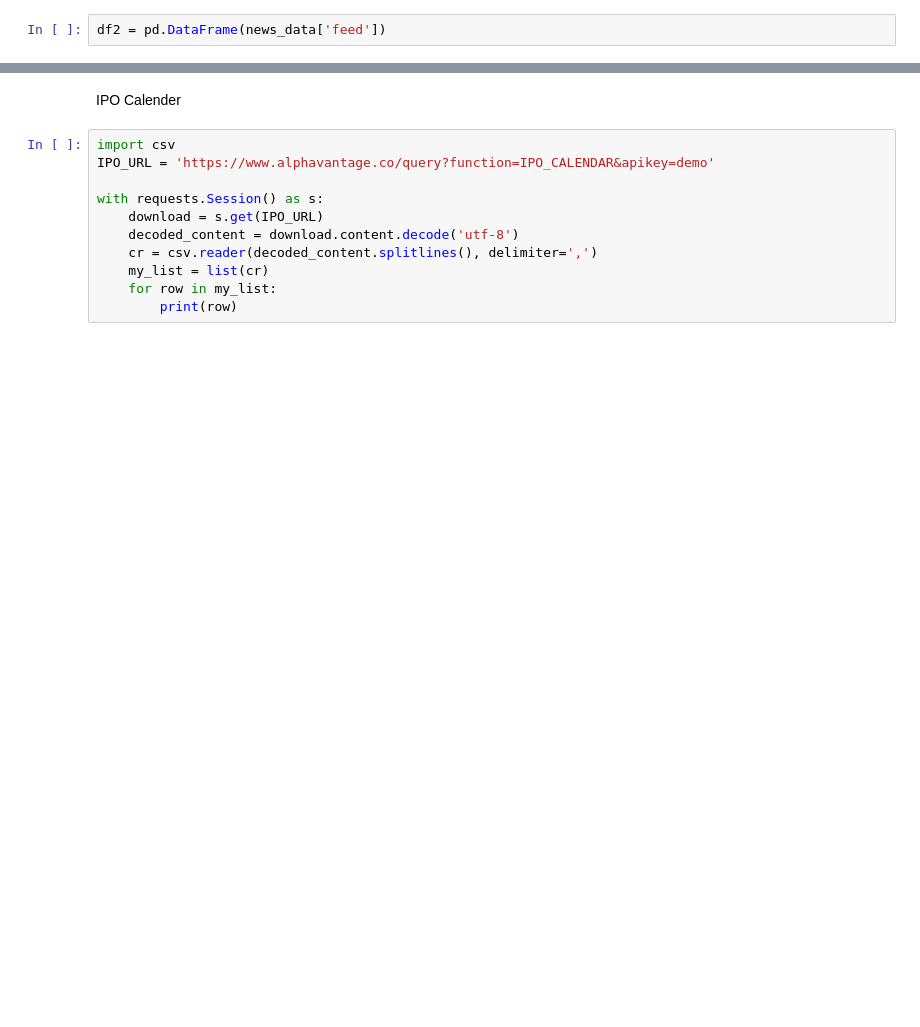
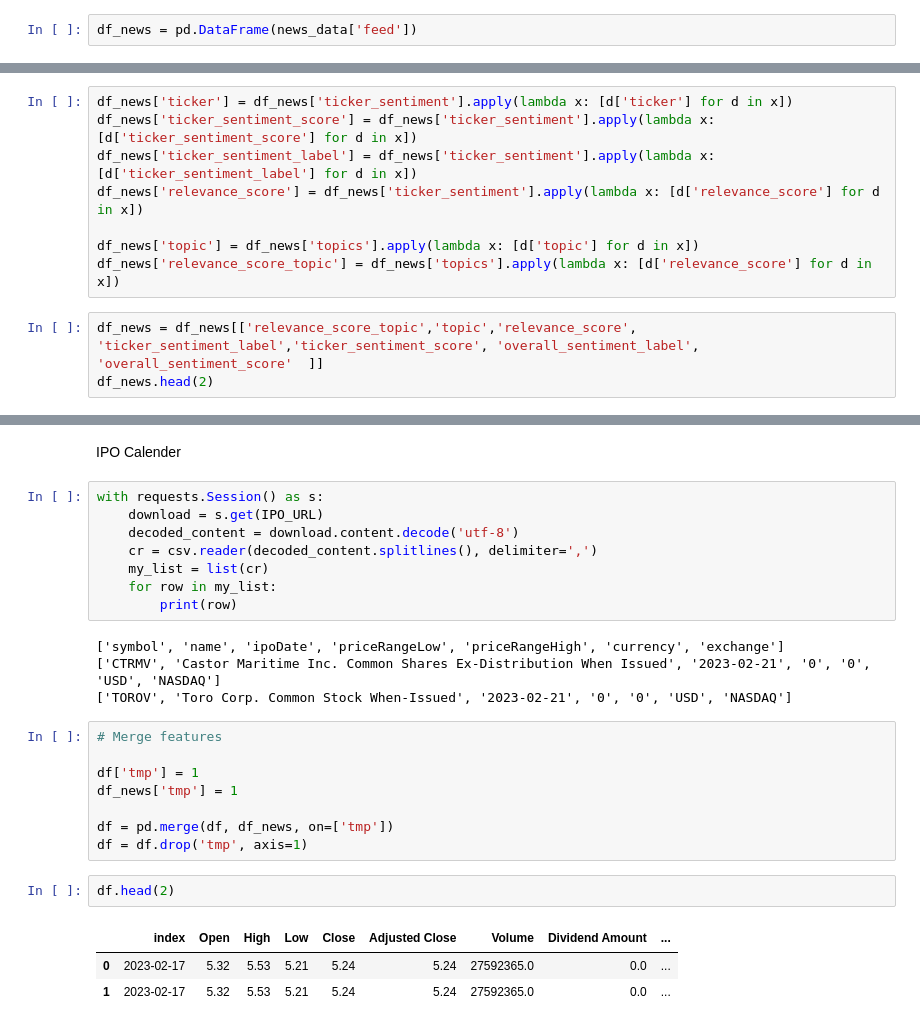
Before and after one commit to auringonnousu/bouillon, a Jupyter notebook: api_requests.ipynb, the cells around one changed output, grey strips where cells are left out. Drawn from its saved outputs; the diff is of its cells as text; blank space fills up the shorter version.

```diff
--- a/api_requests.ipynb
+++ b/api_requests.ipynb
@@ -26,4 +29,4 @@ df.columns = ['Open', 'High', 'Low', 'Close', 'Adjusted Close', 'Volume', 'Divid
 r = requests.get(news_url)
 news_data = r.json()
 # %%
-df2 = pd.DataFrame(news_data['feed'])
+df_news = pd.DataFrame(news_data['feed'])
@@ -31,0 +35,11 @@ df2.head(2)
+# %%
+df_news['ticker'] = df_news['ticker_sentiment'].apply(lambda x: [d['ticker'] for d in x])
+df_news['ticker_sentiment_score'] = df_news['ticker_sentiment'].apply(lambda x: [d['ticker_sentiment_score'] for d in x])
+df_news['ticker_sentiment_label'] = df_news['ticker_sentiment'].apply(lambda x: [d['ticker_sentiment_label'] for d in x])
+df_news['relevance_score'] = df_news['ticker_sentiment'].apply(lambda x: [d['relevance_score'] for d in x])
+
+df_news['topic'] = df_news['topics'].apply(lambda x: [d['topic'] for d in x])
+df_news['relevance_score_topic'] = df_news['topics'].apply(lambda x: [d['relevance_score'] for d in x])
+# %%
+df_news = df_news[['relevance_score_topic','topic','relevance_score', 'ticker_sentiment_label','ticker_sentiment_score', 'overall_sentiment_label', 'overall_sentiment_score'  ]]
+df_news.head(2)
@@ -165,9 +402,6 @@ print(f"P/B Ratio: {pb_ratio}")
 # %% [markdown]
 IPO Calender
 # %%
-import csv
-IPO_URL = 'https://www.alphavantage.co/query?function=IPO_CALENDAR&apikey=demo'
-
 with requests.Session() as s:
     download = s.get(IPO_URL)
     decoded_content = download.content.decode('utf-8')
@@ -175,3 +409,21 @@ with requests.Session() as s:
     my_list = list(cr)
     for row in my_list:
         print(row)
+# %% [output]
+['symbol', 'name', 'ipoDate', 'priceRangeLow', 'priceRangeHigh', 'currency', 'exchange']
+['CTRMV', 'Castor Maritime Inc. Common Shares Ex-Distribution When Issued', '2023-02-21', '0', '0', 'USD', 'NASDAQ']
+['TOROV', 'Toro Corp. Common Stock When-Issued', '2023-02-21', '0', '0', 'USD', 'NASDAQ']
+# %%
+# Merge features
+
+df['tmp'] = 1
+df_news['tmp'] = 1
+
+df = pd.merge(df, df_news, on=['tmp'])
+df = df.drop('tmp', axis=1)
+# %%
+df.head(2)
+# %% [output]
+|  | index | Open | High | Low | Close | Adjusted Close | Volume | Dividend Amount | ... |
+| 0 | 2023-02-17 | 5.32 | 5.53 | 5.21 | 5.24 | 5.24 | 27592365.0 | 0.0 | ... |
+| 1 | 2023-02-17 | 5.32 | 5.53 | 5.21 | 5.24 | 5.24 | 27592365.0 | 0.0 | ... |
```
Also changed, not shown: parts of 22 cells of this notebook.
